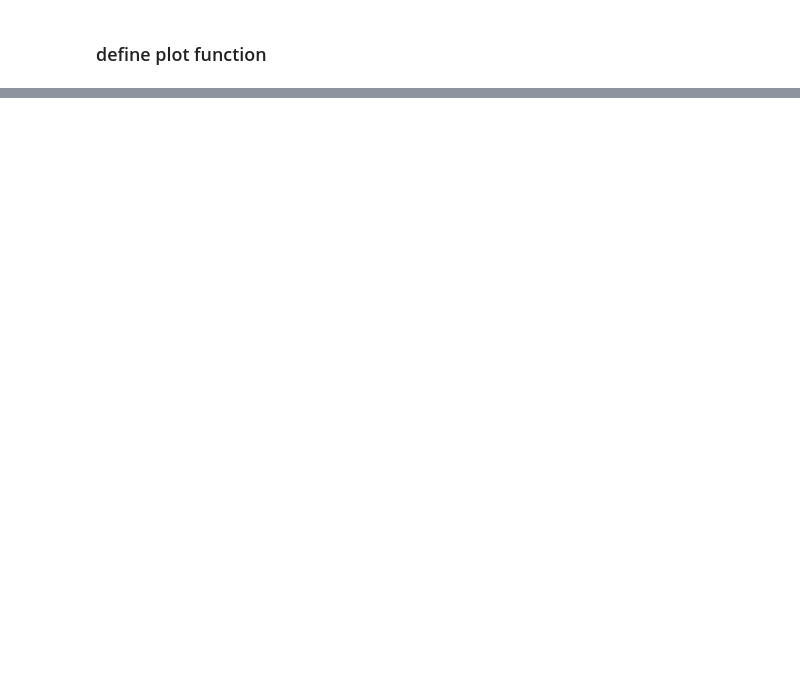
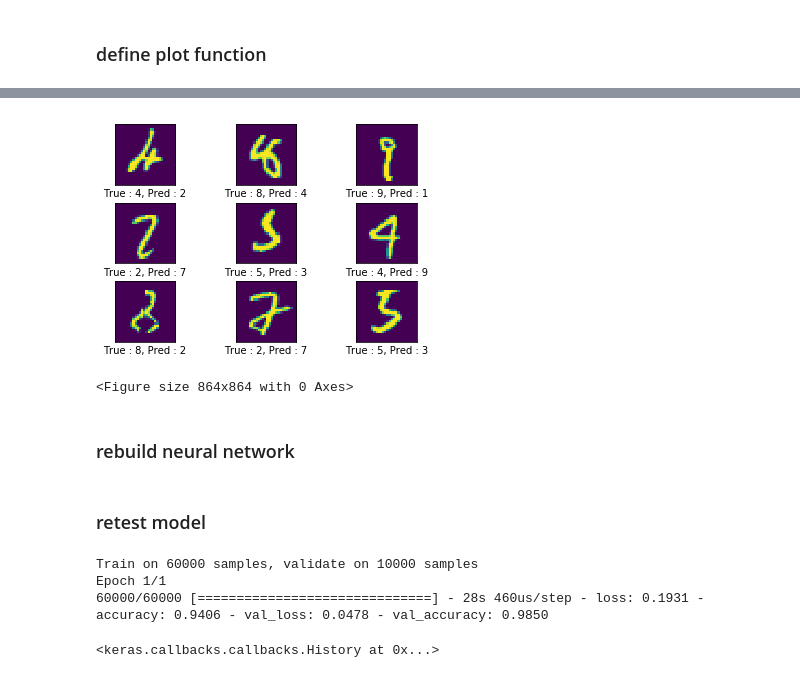
Before and after one commit to sunnyswag/ml_dl_assignments, a Jupyter notebook: assignment_5/assignment_5.ipynb, the cells around one changed output, grey strips where cells are left out. Cells and saved outputs as stored; diff of their text form; code cells hidden in the pictures; blank space fills up the shorter version.

```diff
--- a/assignment_5/assignment_5.ipynb
+++ b/assignment_5/assignment_5.ipynb
@@ -72,0 +164,7 @@ def plot_images(images, cls_true, cls_pred=None):
+# %%
+cls_pred = model.predict(x_test,
+                         batch_size=3,
+                         verbose=1)
+
+cls_pred = np.argmax(cls_pred, axis=1)
+y_test_tmp = np.argmax(y_test, axis=1)
@@ -72,0 +173,12 @@ def plot_images(images, cls_true, cls_pred=None):
+# %%
+error_list = []
+for i, pred in enumerate(cls_pred):
+    if pred != y_test_tmp[i]:
+        error_list.append(i)
+# %%
+plot_example_errors(x_test, y_test_tmp, cls_pred, error_list)
+# %% [output]
+[figure, added]
+<Figure size 864x864 with 0 Axes>
+# %% [markdown]
+### rebuild neural network
@@ -72,0 +199,2 @@ def plot_images(images, cls_true, cls_pred=None):
+# %% [markdown]
+### retest model
@@ -72,0 +205,16 @@ def plot_images(images, cls_true, cls_pred=None):
+# %%
+x_train_flat = x_train.reshape(x_train.shape[0],\
+                          x_train.shape[1]*x_train.shape[2]).astype('float32')
+x_test_flat = x_test.reshape(x_test.shape[0], \
+                        x_test.shape[1]*x_test.shape[2]).astype('float32')
+
+model2.fit(x_train_flat, y_train,
+         batch_size=128,
+         epochs=1,
+         verbose=1,
+         validation_data=(x_test_flat, y_test))
+# %% [output]
+Train on 60000 samples, validate on 10000 samples
+Epoch 1/1
+60000/60000 [==============================] - 28s 460us/step - loss: 0.1931 - accuracy: 0.9406 - val_loss: 0.0478 - val_accuracy: 0.9850
+<keras.callbacks.callbacks.History at 0x...>
```
Also changed, not shown: parts of 31 cells of this notebook, 2 other files.
